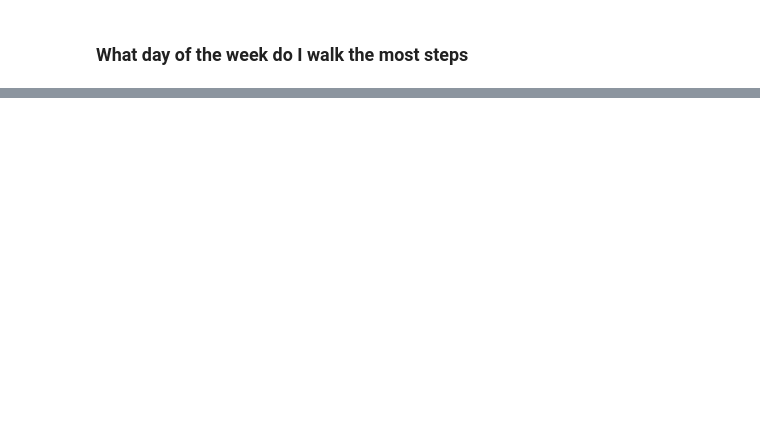
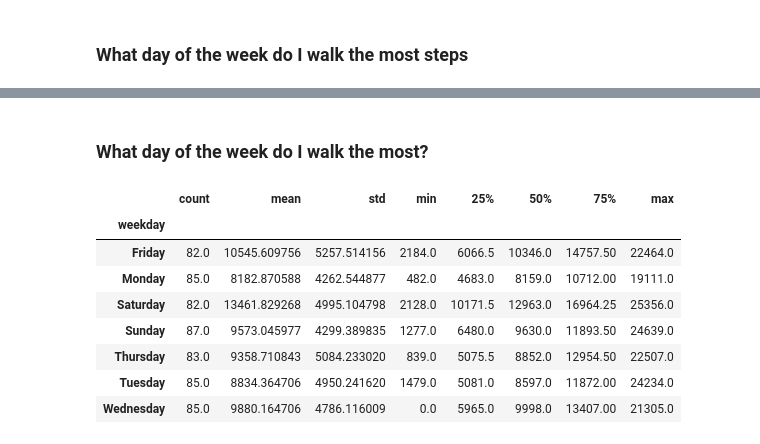
Before and after one commit to noahmelngailis/time_series_steps_project, a Jupyter notebook: time_sereis.ipynb, the cells around one changed output, grey strips where cells are left out. Drawn from its saved outputs; the diff is of its cells as text; code cells hidden in the pictures; blank space fills up the shorter version.

```diff
--- a/time_sereis.ipynb
+++ b/time_sereis.ipynb
@@ -98,0 +160,14 @@ df.groupby('weekday').steps.mean().plot.bar()
+# %% [markdown]
+### What day of the week do I walk the most?
+# %%
+df.groupby('weekday').steps.describe()
+# %% [output]
+|  | count | mean | std | min | 25% | 50% | 75% | max |
+| weekday |  |  |  |  |  |  |  |  |
+| Friday | 82.0 | 10545.609756 | 5257.514156 | 2184.0 | 6066.5 | 10346.0 | 14757.50 | 22464.0 |
+| Monday | 85.0 | 8182.870588 | 4262.544877 | 482.0 | 4683.0 | 8159.0 | 10712.00 | 19111.0 |
+| Saturday | 82.0 | 13461.829268 | 4995.104798 | 2128.0 | 10171.5 | 12963.0 | 16964.25 | 25356.0 |
+| Sunday | 87.0 | 9573.045977 | 4299.389835 | 1277.0 | 6480.0 | 9630.0 | 11893.50 | 24639.0 |
+| Thursday | 83.0 | 9358.710843 | 5084.233020 | 839.0 | 5075.5 | 8852.0 | 12954.50 | 22507.0 |
+| Tuesday | 85.0 | 8834.364706 | 4950.241620 | 1479.0 | 5081.0 | 8597.0 | 11872.00 | 24234.0 |
+| Wednesday | 85.0 | 9880.164706 | 4786.116009 | 0.0 | 5965.0 | 9998.0 | 13407.00 | 21305.0 |
```
Also changed, not shown: parts of 11 cells of this notebook.
